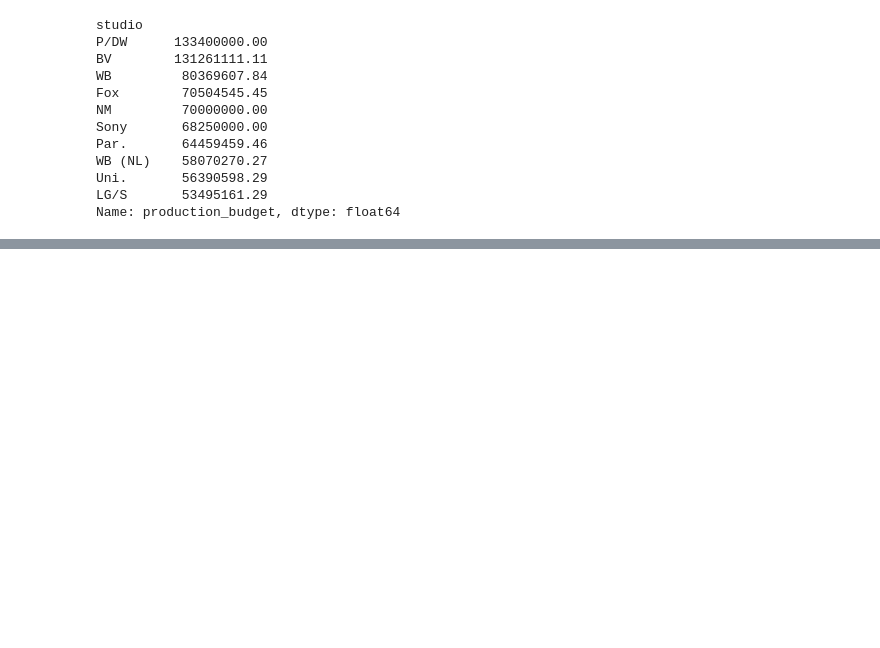
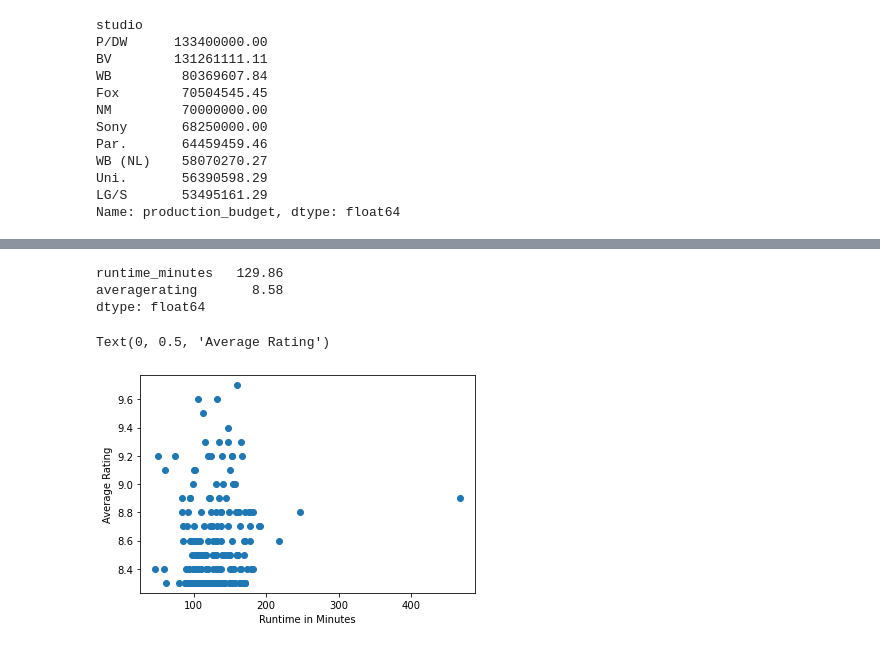
Before and after one commit to myleshansen/deloitte-intensive-capstone, a Jupyter notebook: EDA Isabelle.ipynb, the cells around one changed output, grey strips where cells are left out. Saved outputs shown, nothing was run; the diff lists cells and outputs as text; code cells hidden in the pictures; blank space fills up the shorter version.

```diff
--- a/EDA Isabelle.ipynb
+++ b/EDA Isabelle.ipynb
@@ -751,0 +947,13 @@ Name: production_budget, dtype: float64
+# %%
+# assessing runtime and finding the top 200 rated movies' runtimes
+runtime = pd.read_sql("""
+SELECT primary_title, runtime_minutes, averagerating
+  FROM movie_basics mb
+  INNER JOIN movie_ratings mr ON mb.movie_id=mr.movie_id
+  GROUP BY mb.movie_id
+  HAVING numvotes > 1000
+  ORDER BY averagerating DESC
+  LIMIT 200;
+""", conn)
+
+runtime.head()
@@ -751,0 +967,17 @@ Name: production_budget, dtype: float64
+# %%
+runtime.mean()
+
+# popular movies are about 2 hours long
+# %% [output]
+runtime_minutes   129.86
+averagerating       8.58
+dtype: float64
+# %%
+plt.scatter(runtime['runtime_minutes'], runtime['averagerating'])
+plt.xlabel('Runtime in Minutes')
+plt.ylabel('Average Rating')
+
+# the top 200 rated movies are concentrated between runtimes od 100 and 200 with very few outside of the maximum bound
+# %% [output]
+Text(0, 0.5, 'Average Rating')
+[figure, added]
```
Also changed, not shown: parts of 12 cells of this notebook, 2 other files.
